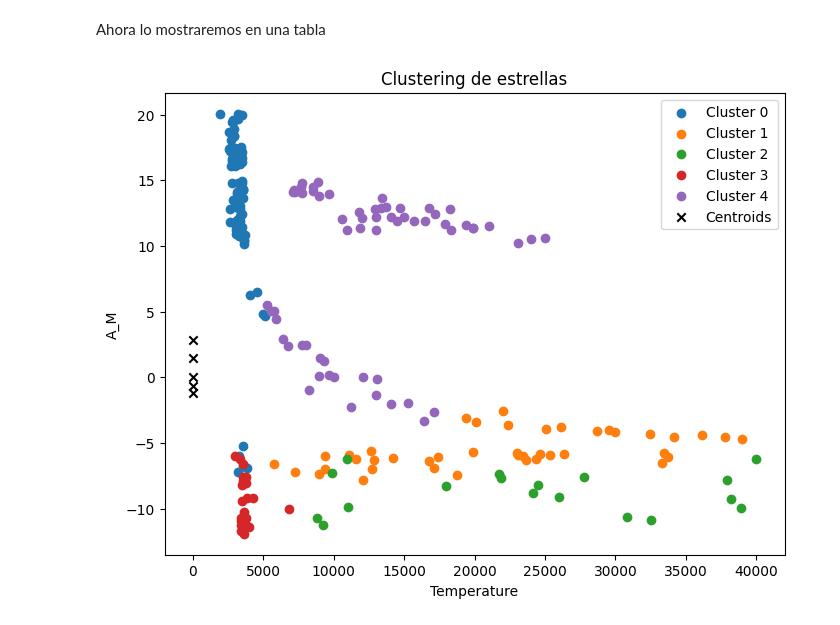
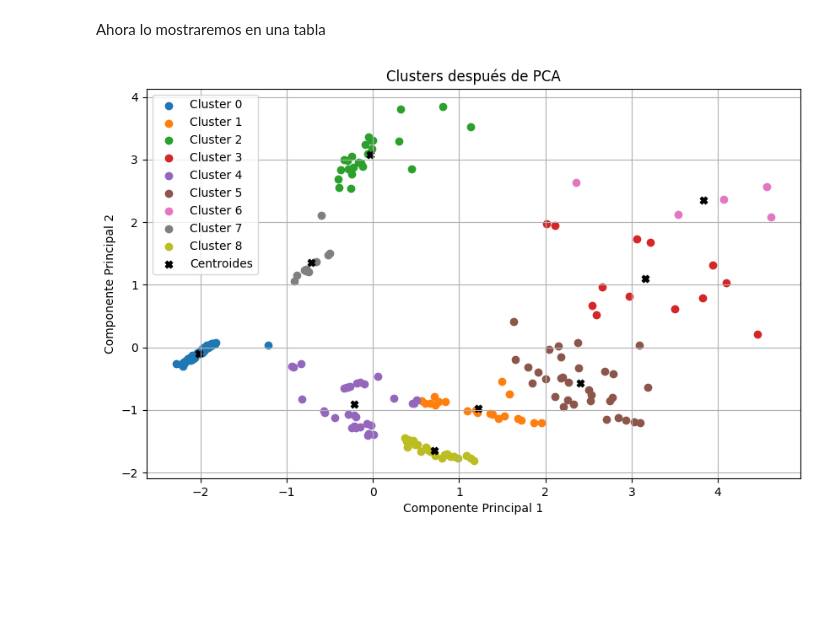
Before and after one commit to 100472175/ML-82-17-2, a Jupyter notebook: Stars.ipynb, the cells around one changed output. Drawn from its saved outputs; the diff is of its cells as text; code cells hidden in the pictures; blank space fills up the shorter version.

Commit message:
Adiciones del plot

```diff
--- a/Stars.ipynb
+++ b/Stars.ipynb
@@ -136,24 +115,17 @@ centroids = pipe.named_steps['KMeans'].cluster_centers_
 # %% [markdown]
 Ahora lo mostraremos en una tabla
 # %%
-import matplotlib.pyplot as plt
+# Mostrando los resultados
+plt.figure(figsize=(10, 6))
+for label in np.unique(cluster_labels):
+    plt.scatter(data_pca[cluster_labels == label, 0], data_pca[cluster_labels == label, 1], label=f'Cluster {label}')
 
-# Obtén las etiquetas de los clústeres para cada muestra
-labels = pipe.named_steps['KMeans'].labels_
-
-# Crea un gráfico de dispersión
-plt.figure(figsize=(8, 6))
-for cluster_label in range(len(centroids)):
-    # Selecciona las muestras que pertenecen a un clúster específico
-    cluster_data = data[labels == cluster_label]
-    # Grafica las muestras del clúster
-    plt.scatter(cluster_data['Temperature'], cluster_data['A_M'], label=f'Cluster {cluster_label}')
-# Grafica los centroides de los clústeres
-plt.scatter(centroids[:, 0], centroids[:, 1], marker='x', color='black', label='Centroids')
-plt.xlabel('Temperature')
-plt.ylabel('A_M')
-plt.title('Clustering de estrellas')
+plt.scatter(kmeans.cluster_centers_[:, 0], kmeans.cluster_centers_[:, 1], marker='X', color='black', label='Centroides')
+plt.xlabel('Componente Principal 1')
+plt.ylabel('Componente Principal 2')
+plt.title('Clusters después de PCA')
 plt.legend()
+plt.grid(True)
 plt.show()
 # %% [output]
-[figure, old version]
+[figure, new version]
```
Also changed, not shown: parts of 4 cells of this notebook.
